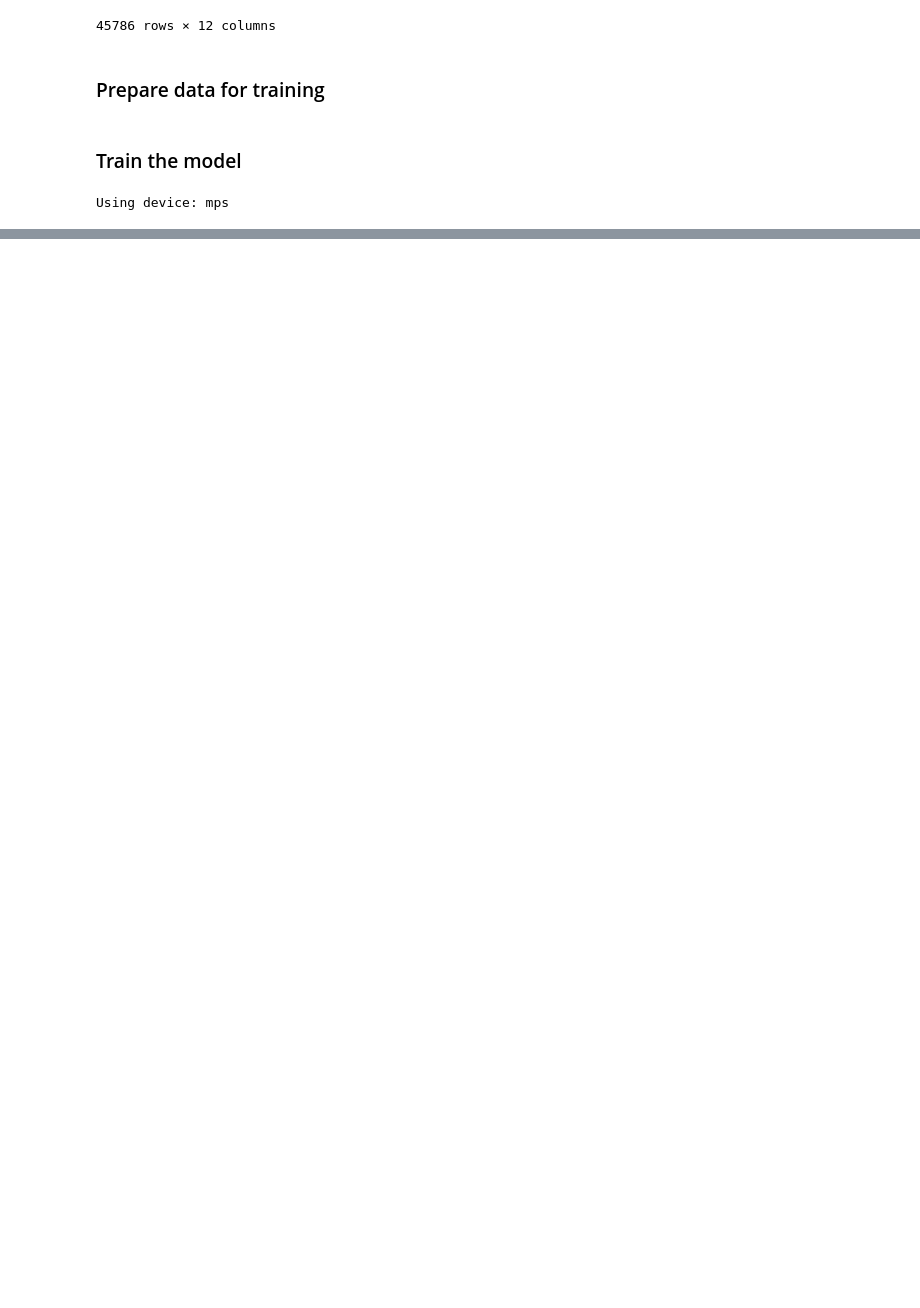
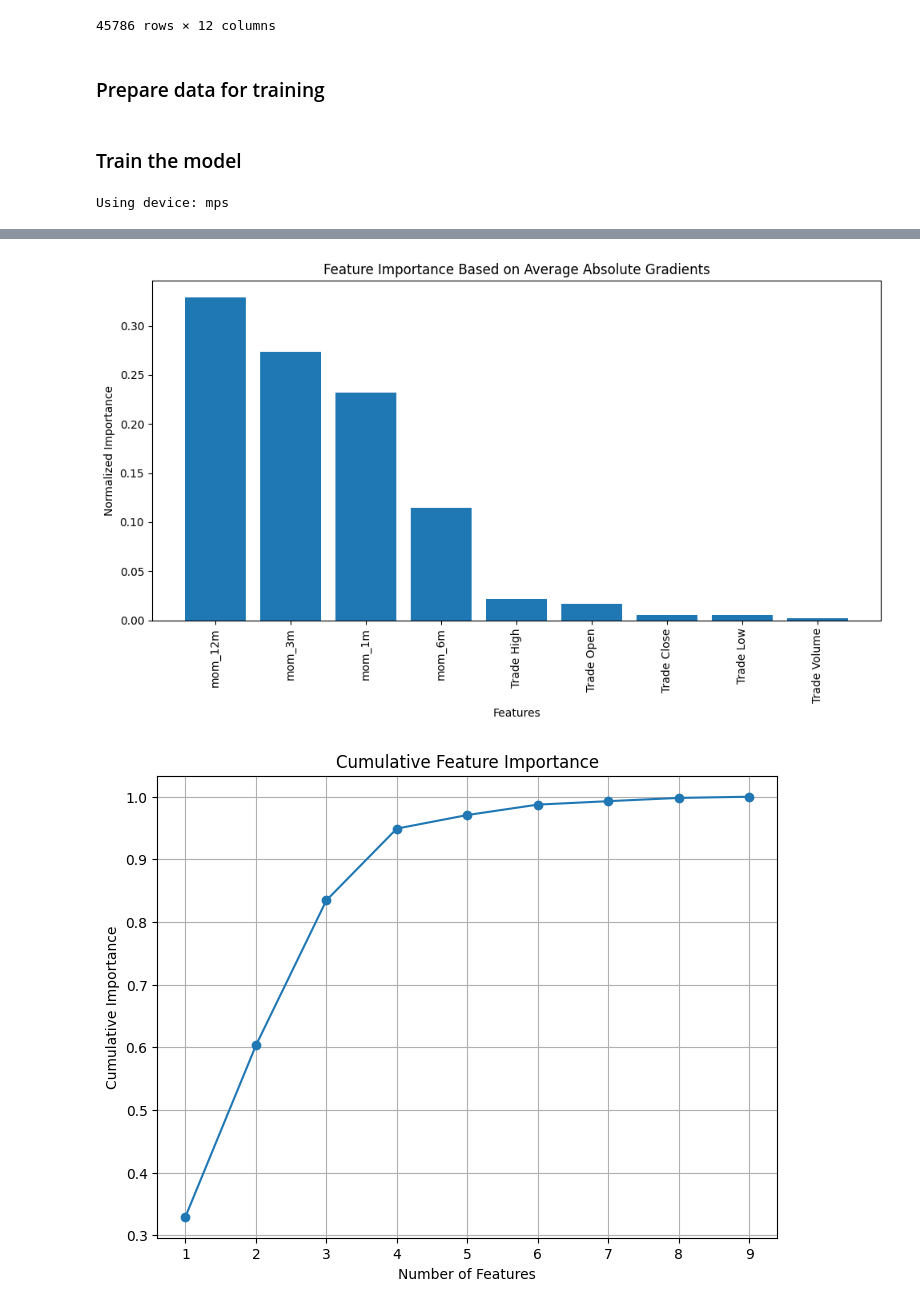
Before and after one commit to johanoelgaard/MastersThesis, a Jupyter notebook: mlp.ipynb, the cells around one changed output, grey strips where cells are left out. Cells and saved outputs as stored; diff of their text form; code cells hidden in the pictures; blank space fills up the shorter version.

```diff
--- a/mlp.ipynb
+++ b/mlp.ipynb
@@ -102,19 +102,24 @@ val_loader = DataLoader(val_dataset, batch_size=64, shuffle=False)
 ### Train the model
 # %%
 # moving to metal or CUDA GPU if available
-device = torch.device("cuda" if torch.cuda.is_available() else "cpu")
-device = torch.device("mps" if torch.backends.mps.is_available() else "cpu")
+device = torch.device("mps" if torch.backends.mps.is_available() else ("cuda" if torch.cuda.is_available() else "cpu"))
 print("Using device:", device)
 # %% [output]
 Using device: mps
 # %%
+# hyperparameters
 input_dim = X_train.shape[1]
 model = MLPModel(input_dim).to(device)
 
-# Set regularization parameters (adjust as needed)
+# set regularization parameters
 lambda_l1 = 1e-4
 lambda_l2 = 1e-4
 
-optimizer = optim.Adam(model.parameters(), lr=0.001)  # Note: weight_decay can also add L2 reg.
+optimizer = optim.Adam(model.parameters(), lr=0.0001)
 criterion = nn.MSELoss()
+
+patience = 10
+best_val_loss = float('inf')
+best_model = None
+epochs = 100
 # %%
@@ -162,0 +192,55 @@ Epoch 5/5 - Train Loss: 0.0211, Validation Loss: 0.0092
+# %%
+# ensure the model is in evaluation mode
+best_model.eval()
+
+# initialize a tensor to accumulate importance for each feature
+n_features = len(feature_cols)
+feature_importance = torch.zeros(n_features).to(device)
+n_samples = 0
+
+# loop over the validation dataloader
+for batch_X, batch_y in val_loader:
+    batch_X = batch_X.to(device)
+    # enable gradient tracking on inputs
+    batch_X.requires_grad_()
+
+    # forward pass
+    outputs = best_model(batch_X)
+    # to get a scalar output for gradient calculation, sum over the batch
+    output_sum = outputs.sum()
+
+    # clear previous gradients and compute gradients of the output with respect to inputs
+    best_model.zero_grad()
+    output_sum.backward()
+
+    # accumulate the absolute gradients summed across each sample in the batch
+    # (batch_X.grad has shape [batch_size, n_features])
+    feature_importance += batch_X.grad.abs().sum(dim=0)
+    n_samples += batch_X.size(0)
+
+# average the gradients over all samples
+feature_importance /= n_samples
+
+# move to CPU for plotting
+feature_importance = feature_importance.cpu().detach().numpy()
+
+# normalize the importance scores to sum to 1
+importance_norm = feature_importance / feature_importance.sum()
+
+# sort features by importance in descending order
+sorted_idx = np.argsort(importance_norm)[::-1]
+sorted_importance = importance_norm[sorted_idx]
+sorted_features = [feature_cols[i] for i in sorted_idx]
+
+# bar chart of feature importance
+plt.figure(figsize=(10, 6))
+plt.bar(range(len(sorted_features)), sorted_importance, align='center')
+plt.xticks(range(len(sorted_features)), sorted_features, rotation=90)
+plt.xlabel('Features')
+plt.ylabel('Normalized Importance')
+plt.title('Feature Importance Based on Average Absolute Gradients')
+plt.tight_layout()
+plt.show()
+# %% [output]
+[figure, added]
+[figure, added]
```
Also changed, not shown: parts of 10 cells of this notebook, 4 other files.
